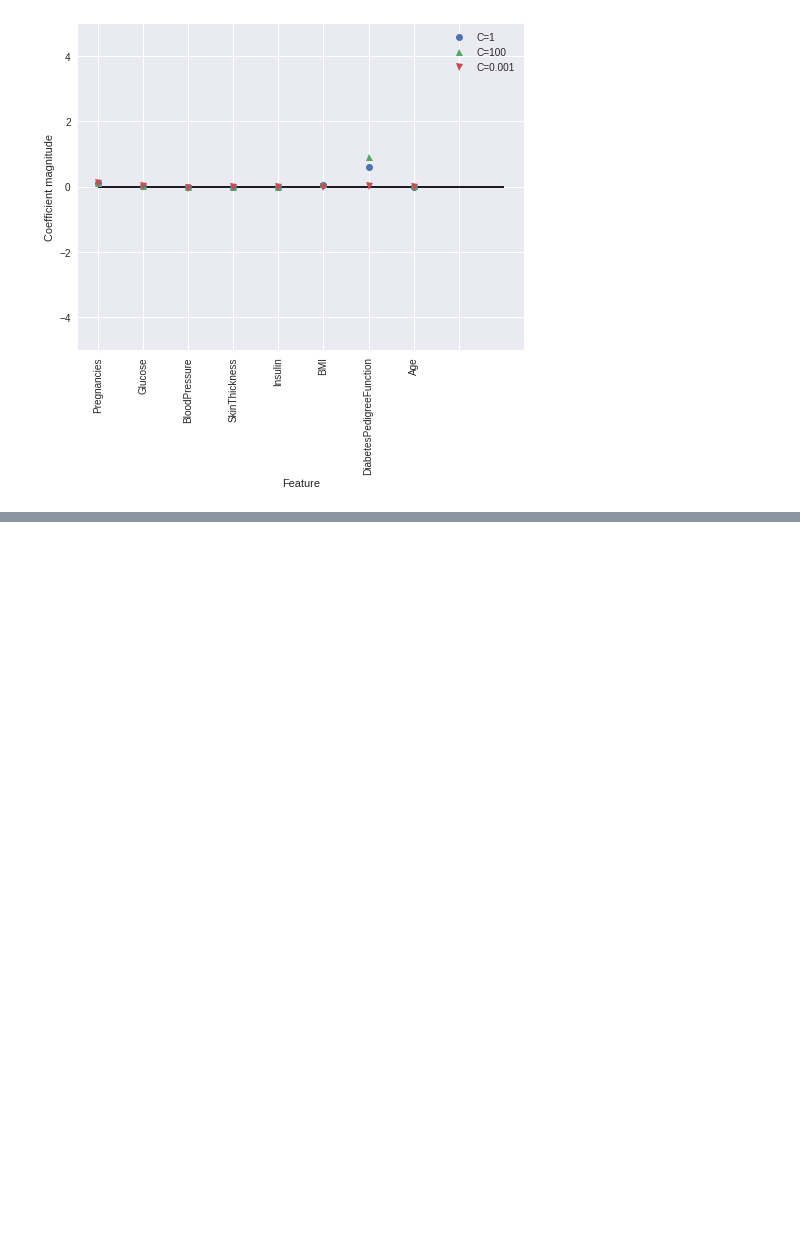
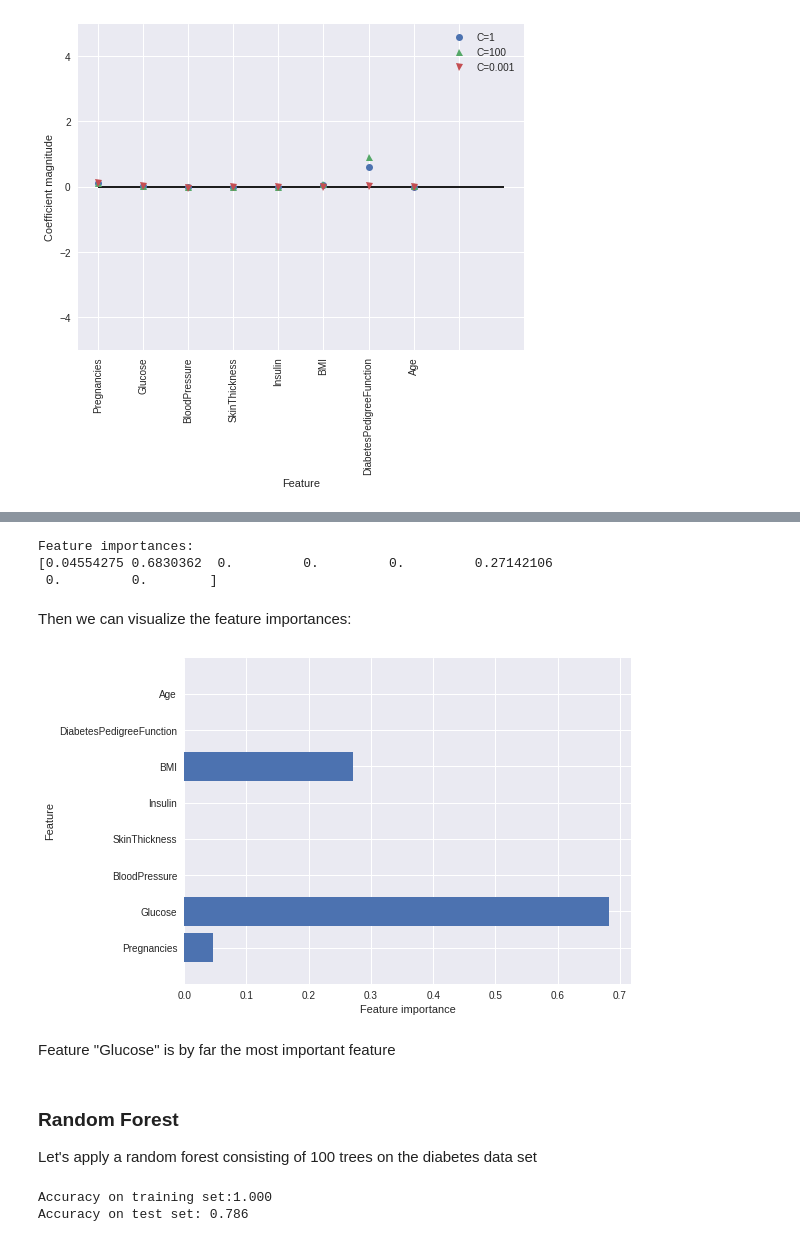
Before and after one commit to minkicu/100DayOfMLCode, a Jupyter notebook: day_063_solving_simple_prediction_problem.ipynb, the cells around one changed output, grey strips where cells are left out. Saved outputs shown, nothing was run; the diff lists cells and outputs as text; code cells hidden in the pictures; blank space fills up the shorter version.

Commit message:
add decision tree and random forest model

```diff
--- a/day_063_solving_simple_prediction_problem.ipynb
+++ b/day_063_solving_simple_prediction_problem.ipynb
@@ -188,0 +191,7 @@ plt.show()
+# %%
+from sklearn.tree import DecisionTreeClassifier
+
+tree = DecisionTreeClassifier(random_state=0)
+tree.fit(X_train, y_train)
+print("Accuracy on training set:{:.3f}".format(tree.score(X_train, y_train)))
+print("Accuracy on test set:{:.3f}".format(tree.score(X_test, y_test)))
@@ -188,0 +205,5 @@ plt.show()
+# %%
+tree = DecisionTreeClassifier(max_depth=3, random_state=0)
+tree.fit(X_train, y_train)
+print("Accuracy on training set:{:.3f}".format(tree.score(X_train, y_train)))
+print("Accuracy on test set:{:.3f}".format(tree.score(X_test, y_test)))
@@ -188,0 +217,39 @@ plt.show()
+# %%
+ print("Feature importances:\n{}".format(tree.feature_importances_))
+# %% [output]
+Feature importances:
+[0.04554275 0.6830362  0.         0.         0.         0.27142106
+ 0.         0.        ]
+# %% [markdown]
+Then we can visualize the feature importances:
+# %%
+def plot_feature_importances_diabetes(model):
+  plt.figure(figsize=(8,6))
+  n_features = 8
+  plt.barh(range(n_features), model.feature_importances_, align='center')
+  plt.yticks(np.arange(n_features), diabetes_features)
+  plt.xlabel("Feature importance")
+  plt.ylabel("Feature")
+  plt.ylim(-1, n_features)
+# %%
+plot_feature_importances_diabetes(tree)
+plt.savefig('feature_importance')
+plt.show()
+# %% [output]
+[figure, added]
+# %% [markdown]
+Feature "Glucose" is by far the most important feature
+# %% [markdown]
+### Random Forest
+
+Let's apply a random forest consisting of 100 trees on the diabetes data set
+# %%
+from sklearn.ensemble import RandomForestClassifier
+
+rf = RandomForestClassifier(n_estimators=100, random_state=0)
+rf.fit(X_train, y_train)
+print("Accuracy on training set:{:.3f}".format(rf.score(X_train, y_train)))
+print("Accuracy on test set: {:.3f}".format(rf.score(X_test,y_test)))
+# %% [output]
+Accuracy on training set:1.000
+Accuracy on test set: 0.786
```
Also changed, not shown: parts of 11 cells of this notebook.
